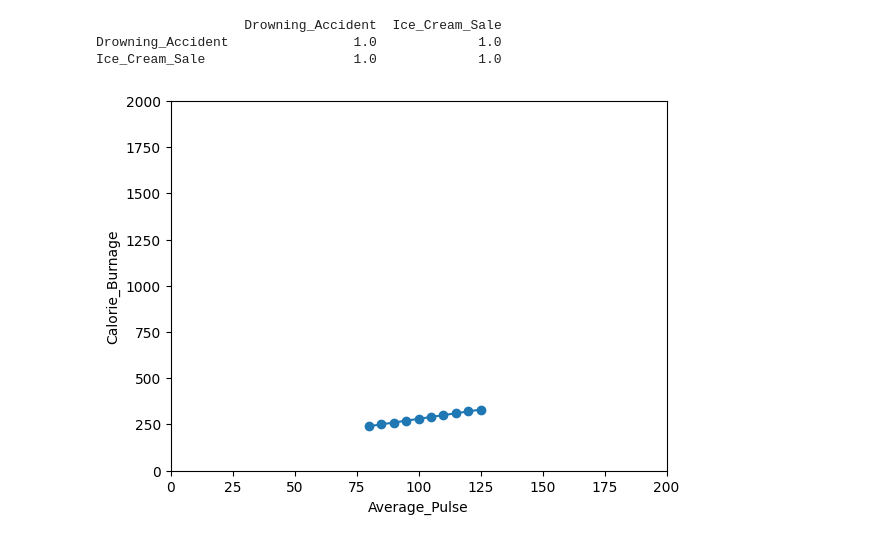
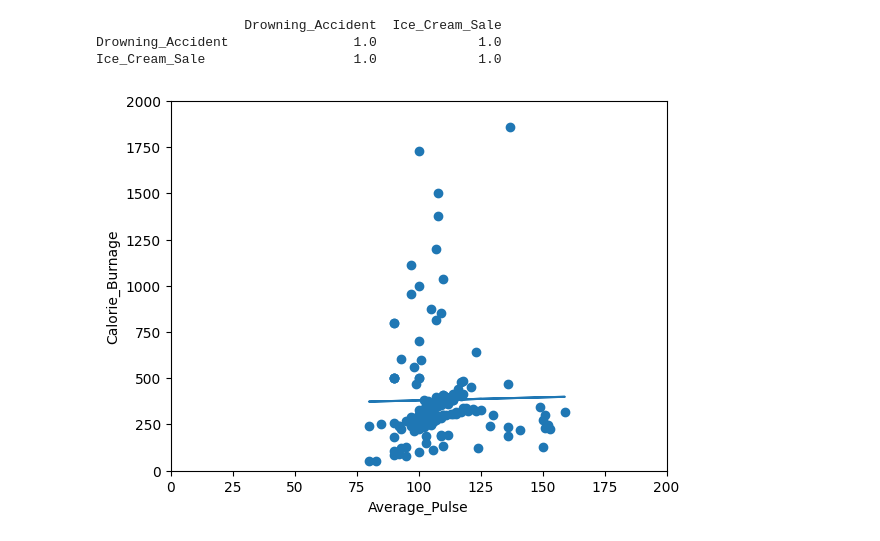
Before and after one commit to nelsonudochukwu/100-Page-Machine-Learning, a Jupyter notebook: machinelearn.ipynb, the cells around one changed output. Saved outputs shown, nothing was run; the diff lists cells and outputs as text; code cells hidden in the pictures.

```diff
--- a/machinelearn.ipynb
+++ b/machinelearn.ipynb
@@ -445,22 +445,23 @@ Ice_Cream_Sale                   1.0             1.0
 # %%
 # full_health_data = pd.read_csv("data.csv", header=0, sep=",")
 
-x = health_data["Average_Pulse"]
-y = health_data ["Calorie_Burnage"]
+health_data1 = pd.read_csv("C:\\Users\\NELSON ESTHER\\Desktop\\data1.csv")
+x = health_data1["Average_Pulse"]
+y = health_data1["Calorie_Burnage"]
 
 slope, intercept, r, p, std_err = stats.linregress(x, y)
 
 def myfunc(x):
  return slope * x + intercept
 
 mymodel = list(map(myfunc, x))
 
 plt.scatter(x, y)
 plt.plot(x, slope * x + intercept)
 plt.ylim(ymin=0, ymax=2000)
 plt.xlim(xmin=0, xmax=200)
 plt.xlabel("Average_Pulse")
 plt.ylabel ("Calorie_Burnage")
 plt.show()
 # %% [output]
-[figure, old version]
+[figure, new version]
```
